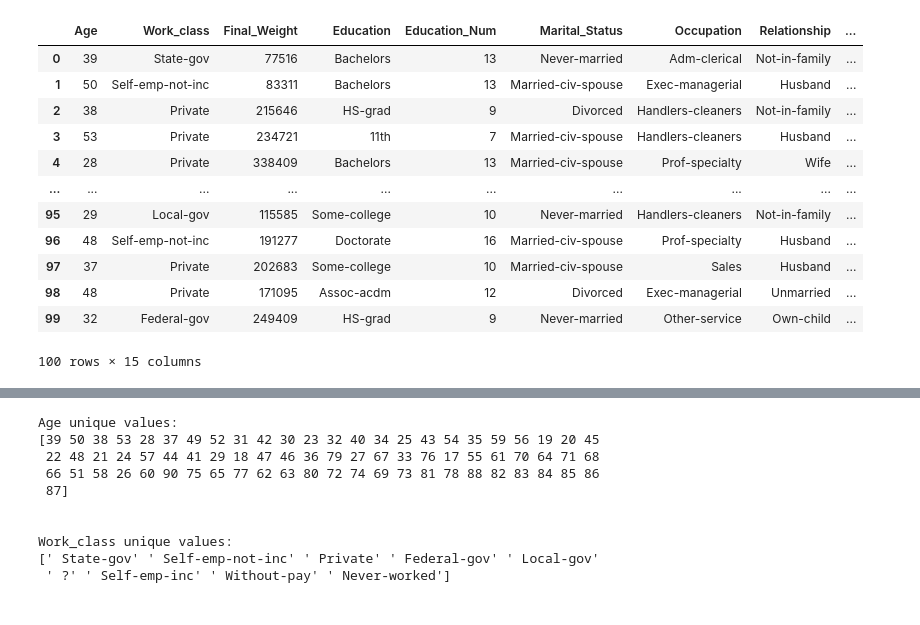
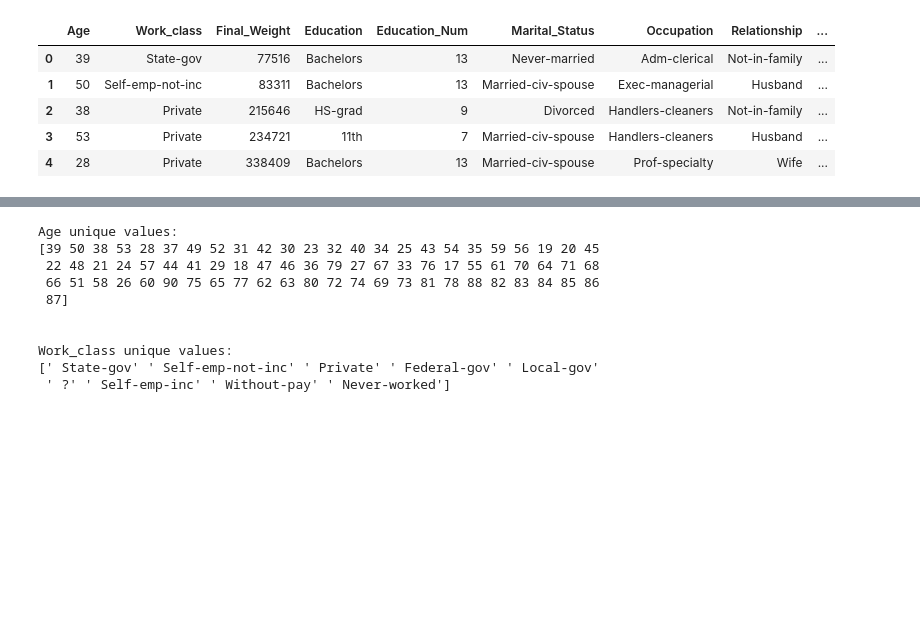
Before and after one commit to ShamalRthnayaka/Income-Prediction, a Jupyter notebook: DataPreprocessing.ipynb, the cells around one changed output, grey strips where cells are left out. Drawn from its saved outputs; the diff is of its cells as text; code cells hidden in the pictures; blank space fills up the shorter version.

```diff
--- a/DataPreprocessing.ipynb
+++ b/DataPreprocessing.ipynb
@@ -1,28 +1,21 @@
 # %%
 import pandas as pd
 
 # Replace 'your_data_file.DATA' and 'your_csv_file.csv' with actual file paths
 column_names = ["Age", "Work_class", "Final_Weight", "Education", "Education_Num", "Marital_Status", "Occupation", "Relationship",
                 "Race", "Sex", "Capital_Gain", "Capital_Loss", "Hours_per_Week", "Native_Country", "Income"]
 
 adult = pd.read_csv('./Dataset/adult.data', delimiter=',', names=column_names)  # Adjust delimiter if needed
 adult.to_csv('adult.csv', index=False)
 adult_data = pd.read_csv("adult.csv")
-adult_data.head(100)
+adult_data.head()
 # %% [output]
 |  | Age | Work_class | Final_Weight | Education | Education_Num | Marital_Status | Occupation | Relationship | ... |
 | 0 | 39 | State-gov | 77516 | Bachelors | 13 | Never-married | Adm-clerical | Not-in-family | ... |
 | 1 | 50 | Self-emp-not-inc | 83311 | Bachelors | 13 | Married-civ-spouse | Exec-managerial | Husband | ... |
 | 2 | 38 | Private | 215646 | HS-grad | 9 | Divorced | Handlers-cleaners | Not-in-family | ... |
 | 3 | 53 | Private | 234721 | 11th | 7 | Married-civ-spouse | Handlers-cleaners | Husband | ... |
 | 4 | 28 | Private | 338409 | Bachelors | 13 | Married-civ-spouse | Prof-specialty | Wife | ... |
-| ... | ... | ... | ... | ... | ... | ... | ... | ... | ... |
-| 95 | 29 | Local-gov | 115585 | Some-college | 10 | Never-married | Handlers-cleaners | Not-in-family | ... |
-| 96 | 48 | Self-emp-not-inc | 191277 | Doctorate | 16 | Married-civ-spouse | Prof-specialty | Husband | ... |
-| 97 | 37 | Private | 202683 | Some-college | 10 | Married-civ-spouse | Sales | Husband | ... |
-| 98 | 48 | Private | 171095 | Assoc-acdm | 12 | Divorced | Exec-managerial | Unmarried | ... |
-| 99 | 32 | Federal-gov | 249409 | HS-grad | 9 | Never-married | Other-service | Own-child | ... |
-100 rows × 15 columns
 # %%
 adult_data.info()
 # %% [output]
```
Also changed, not shown: parts of 14 cells of this notebook, 1 other file.
